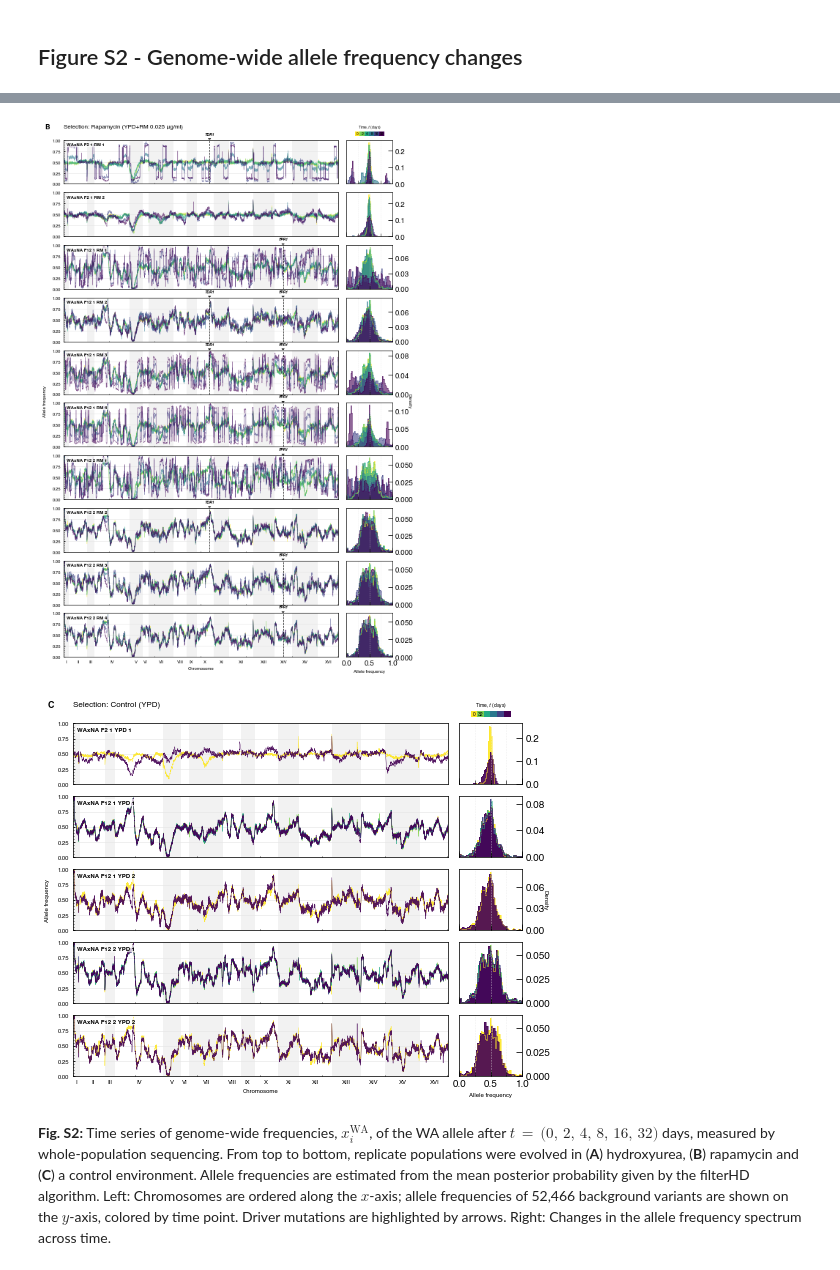
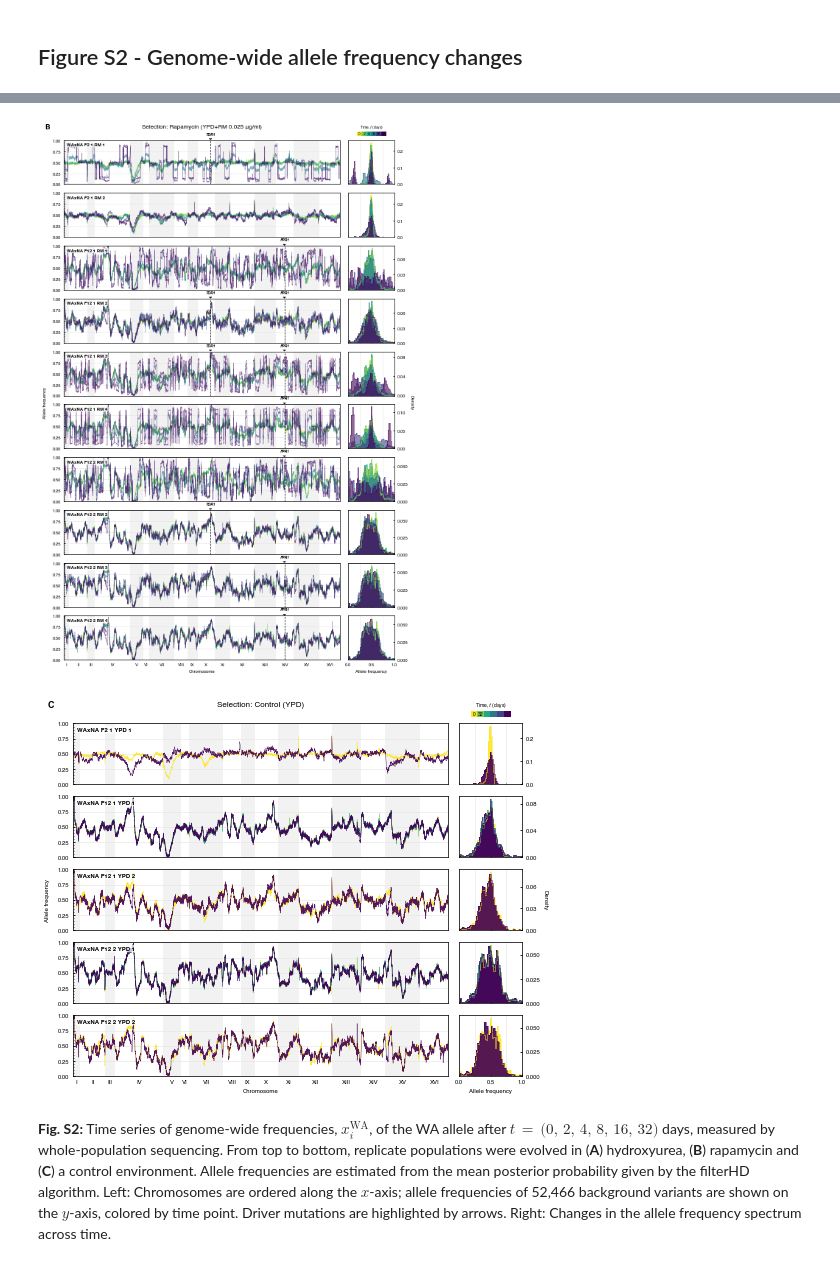
Before and after one commit to ivazquez/clonal-heterogeneity, a Jupyter notebook: src/figure2.ipynb, the cells around one changed output, grey strips where cells are left out. Saved outputs shown, nothing was run; the diff lists cells and outputs as text; code cells hidden in the pictures.

```diff
--- a/src/figure2.ipynb
+++ b/src/figure2.ipynb
@@ -425,8 +428,8 @@ for ii, (e, sdf) in enumerate(freq_df.groupby(level='selection')):
         if ax1.is_first_row():
             ax1.text(-0.05, 1.3, chr(ii + ord('A')), transform=ax1.transAxes,
                      fontsize=9, fontweight='bold', va='center', ha='right')
-            ax1.text(0, 1.3, 'Selection: %s' % config.selection['long_label'][e],
-                     transform=ax1.transAxes, fontsize=8, va='center', ha='left')
+            ax1.text(0.5, 1.3, 'Selection: %s' % config.selection['long_label'][e],
+                     transform=ax1.transAxes, fontsize=8, va='center', ha='center')
 
         # Set population label
         ax1.annotate(
@@ -457,6 +460,9 @@ for ii, (e, sdf) in enumerate(freq_df.groupby(level='selection')):
             cbar.ax.set_title('Time, $t$ (days)', fontsize=5, ha='center', va='center')
             cbar.outline.set_visible(False)
 
+        # Fix axes ticks
+        ax1.tick_params(axis='x', which='minor', size=0)
+
         # Show de novo mutations
         if (e,p) in seq_mut_df.index:
 
@@ -475,8 +481,6 @@ for ii, (e, sdf) in enumerate(freq_df.groupby(level='selection')):
                     va='center', ha='center'
                 )
 
-    ax1.tick_params(axis='x', which='minor', size=0)
-
     for ax in fig.get_axes():
         # Axis label size
         ax.xaxis.label.set_size(6)
@@ -485,6 +489,6 @@ for ii, (e, sdf) in enumerate(freq_df.groupby(level='selection')):
         for spine in ax.spines.values():
             spine.set(color='k', linewidth=0.75, linestyle='-')
 
-    plot.save_figure(dir_supp+'figures/supp_figure_seq_allele_freqs/supp_figure_seq_allele_freqs_%s' % e)
+    plot.save_figure(dir_supp+'figures/supp_figure_seq_allele_freqs/supp_figure_seq_allele_freqs_%s' % e, dpi=150)
     plt.show()
 # %% [output]
@@ -492,4 +496,4 @@ for ii, (e, sdf) in enumerate(freq_df.groupby(level='selection')):
-[figure, old version]
+[figure, new version]
-[figure, old version]
+[figure, new version]
 # %% [markdown]
 **Fig. S2:** Time series of genome-wide frequencies, $x_i^\text{WA}$, of the WA allele after ${t\,{=}\,\text{(0, 2, 4, 8, 16, 32)}}$ days, measured by whole-population sequencing. From top to bottom, replicate populations were evolved in (**A**) hydroxyurea, (**B**) rapamycin and (**C**) a control environment. Allele frequencies are estimated from the mean posterior probability given by the filterHD algorithm. Left: Chromosomes are ordered along the $x$-axis; allele frequencies of 52,466 background variants are shown on the $y$-axis, colored by time point. Driver mutations are highlighted by arrows. Right: Changes in the allele frequency spectrum across time.
```
Also changed, not shown: parts of 2 cells of this notebook, 45 other files.
